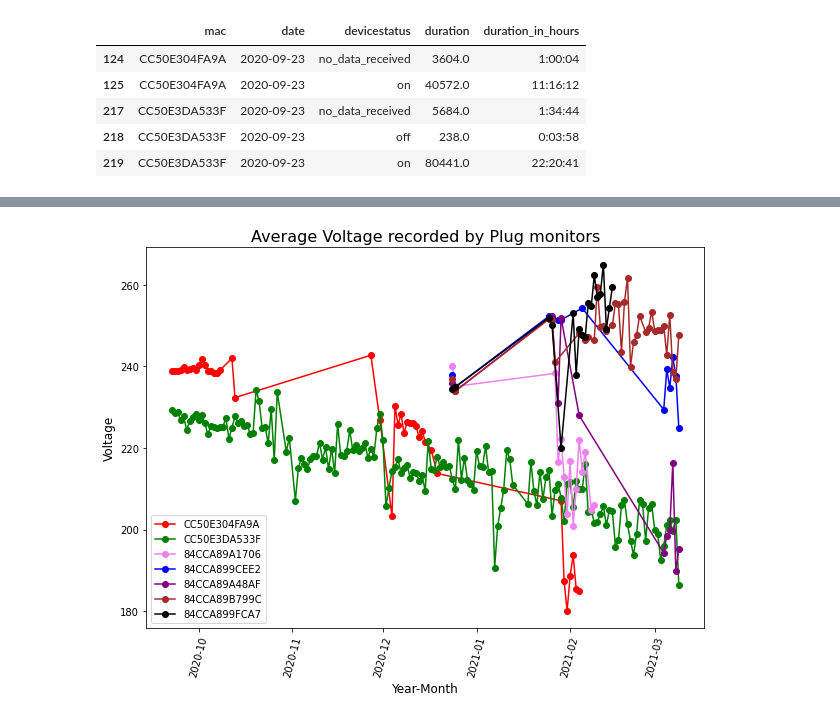
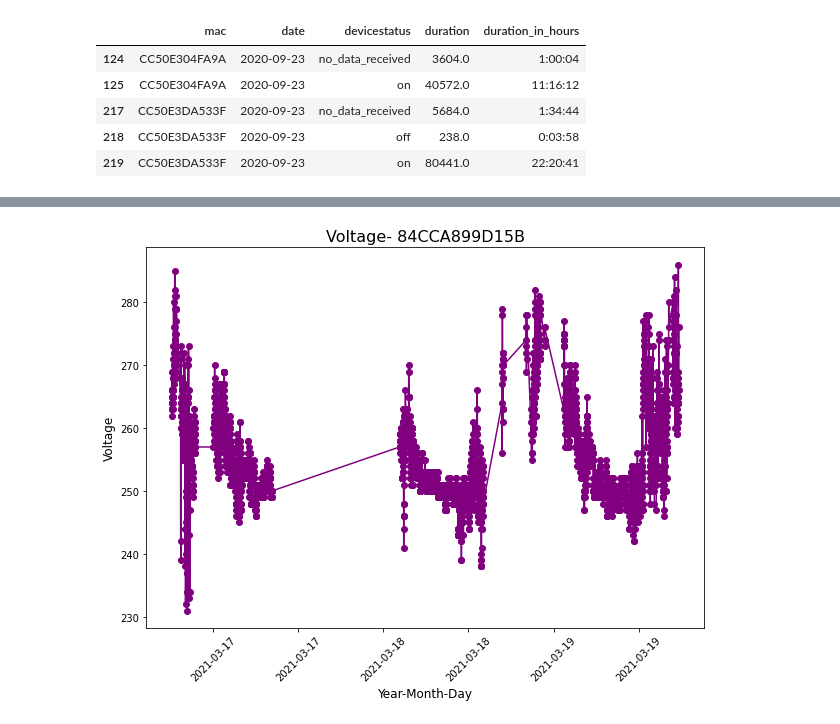
Before and after one commit to mugyenyij/U20_project, a Jupyter notebook: U20_notebook.ipynb, the cells around one changed output, grey strips where cells are left out. Drawn from its saved outputs; the diff is of its cells as text; code cells hidden in the pictures.

```diff
--- a/U20_notebook.ipynb
+++ b/U20_notebook.ipynb
@@ -24,7 +28,7 @@ DatePicker(value=datetime.datetime(2021, 3, 9, 23, 24, 18, 920867), description=
 # %%
 %%time
 # database response stored in pandas dataframe
-df = utils.db_connect(pem_file='centos.pem',
+df = utils.db_connect(pem_file='newcentos.pem',
                       start_date=Start_date.value.strftime("%Y-%m-%d"),
                       end_date=End_date.value.strftime("%Y-%m-%d"))
 # %% [output]
@@ -37,7 +41,8 @@ len(df)
 # %%
 # Filter out devices that are not deployed
 df['device_deployed'] = np.where(df['mac'].isin(['84CCA89A1706','84CCA899CEE53','CC50E304FA9A',
-                   '84CCA899FCA7','84CCA89B799C','CC50E3DA533F','84CCA89A48AF','84CCA899CEE2']), 'Yes', 'No')
+                   '84CCA899FCA7','84CCA89B799C','CC50E3DA533F','84CCA89A48AF','84CCA899CEE2',
+                    '84CCA899F97E','84CCA899D15B','CC50E304FADC']), 'Yes', 'No')
 # df = df[df.device_deployed=='Yes']
 df.tail()
 # %% [output]
@@ -195,0 +275,4 @@ df3 = df2.groupby(['mac','date'])['voltage'].mean().reset_index()
+# %%
+single_mac = df[df.mac=='84CCA899D15B']
+single_mac = single_mac[single_mac.timestamp > '2021-03-10']
+single_mac
@@ -196,15 +293,18 @@ df3 = df2.groupby(['mac','date'])['voltage'].mean().reset_index()
 # %%
 mac_ids = list(df1.mac.unique())
-colors = ['red', 'green', 'violet', 'blue', 'purple', 'brown', 'black', 'violet']
+colors = ['red', 'green', 'violet', 'blue', 'purple', 'brown', 'black', 'violet','pink']
 fig,ax = plt.subplots(figsize=(10,7))
-for n,i in enumerate(mac_ids):
-    ax.plot(df3[df3.mac==i].date, df3[df3.mac==i].voltage, color=colors[n], marker='o',label=i)
-# ax.plot(df3[df3.mac=='CC50E304FA9A'].date, df3[df3.mac=='CC50E304FA9A'].voltage, color="blue")
-ax.set_xlabel('Year-Month', fontsize=12)
+# for n,i in enumerate(mac_ids):
+#     ax.plot(df3[df3.mac==i].date, df3[df3.mac==i].voltage, color=colors[n], marker='o',label=i)
+
+ax.plot(single_mac[single_mac.mac=='84CCA899D15B'].timestamp,
+        single_mac[single_mac.mac=='84CCA899D15B'].voltage, color="purple",marker='o',)
+ax.set_xlabel('Year-Month-Day', fontsize=12)
 ax.set_ylabel('Voltage', fontsize=12)
-ax.set_title('Average Voltage recorded by Plug monitors', fontsize=16)
-ax.legend()
-plt.xticks(rotation=75)
+ax.set_title(f'Voltage- 84CCA899D15B', fontsize=16)
+plt.xticks(rotation=45)
+myFmt = mdates.DateFormatter('%Y-%m-%d') # format timestamp to Hour:Minute
+plt.gca().xaxis.set_major_formatter(myFmt)
 plt.show()
 # %% [output]
-[figure, old version]
+[figure, new version]
```
Also changed, not shown: parts of 24 cells of this notebook, 5 other files.
